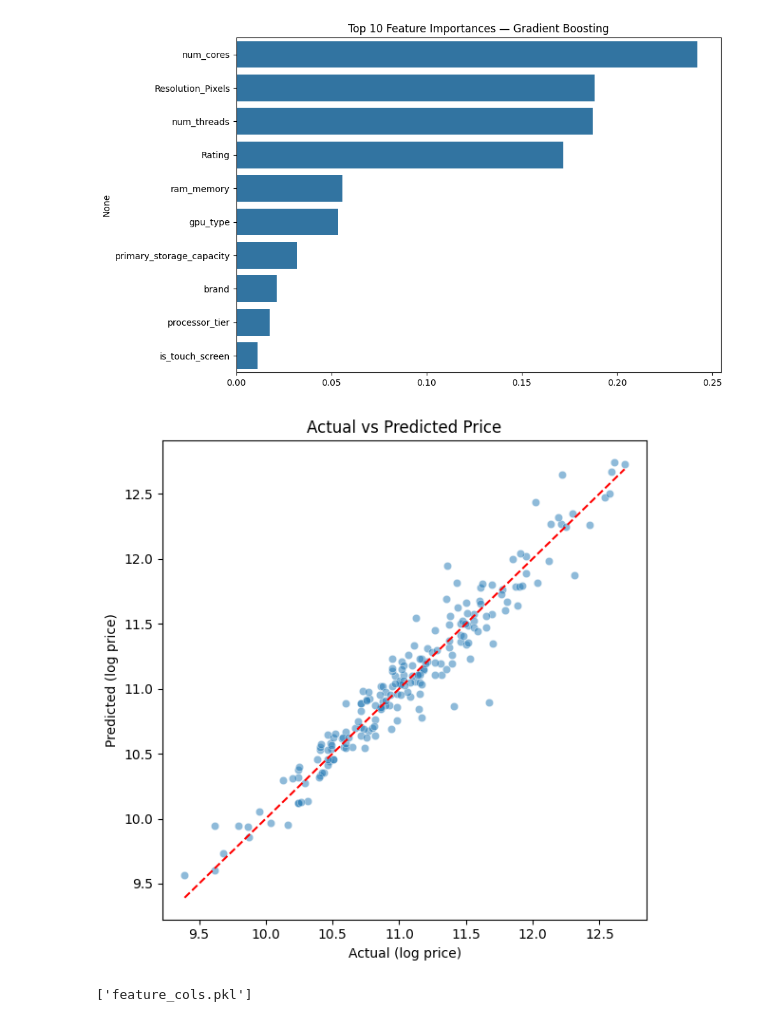
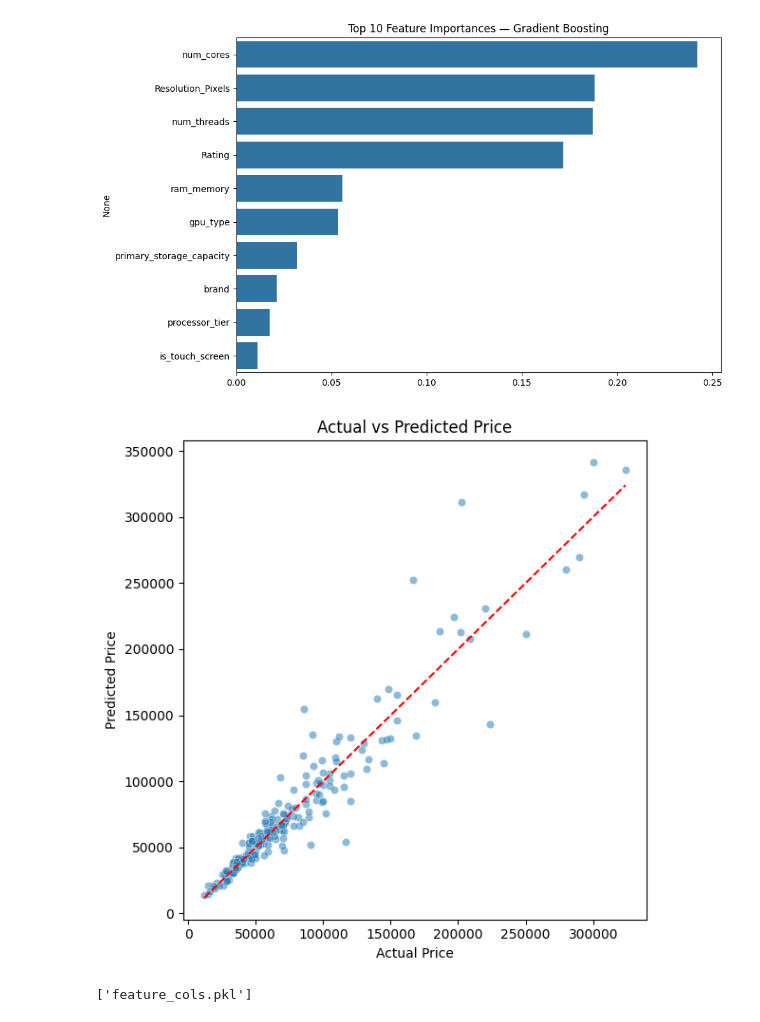
Before and after one commit to jasonsugianto/laptop-price-predictor, a Jupyter notebook: ml.ipynb, the cells around one changed output. Saved outputs shown, nothing was run; the diff lists cells and outputs as text; code cells hidden in the pictures.

```diff
--- a/ml.ipynb
+++ b/ml.ipynb
@@ -98,0 +104,13 @@ df.describe()
+# %%
+df['Price_log'] = np.log1p(df['Price'])
+
+fig, axes = plt.subplots(1, 2, figsize=(12, 4))
+
+sns.histplot(df['Price'], kde=True, ax=axes[0])
+axes[0].set_title('Original Price')
+
+sns.histplot(df['Price_log'], kde=True, ax=axes[1])
+axes[1].set_title('Log-Transformed Price')
+
+plt.tight_layout()
+plt.show()
@@ -99,7 +124,7 @@ df.describe()
 # %%
 target_col = "Price"
 y = np.log1p(df[target_col])
-X_raw = df.drop(columns=[target_col])
+X_raw = df.drop(columns=[target_col, "Price_log"])
 
 X_temp, X_holdout, y_train, y_test = train_test_split(
     X_raw, y, test_size=0.2, random_state=42
@@ -304,15 +350,21 @@ plt.show()
 # %% [output]
 [figure]
 # %%
-preds = final_model.predict(Xb_test)
+X_eval = X_test if use_fe else Xb_test
+
+preds_log = final_model.predict(X_eval)
+preds_actual = np.expm1(preds_log)
+actual_actual = np.expm1(y_test)
+
 plt.figure(figsize=(6, 6))
-sns.scatterplot(x=y_test, y=preds, alpha=0.5)
-plt.plot([y_test.min(), y_test.max()], [y_test.min(), y_test.max()], 'r--')
-plt.xlabel("Actual (log price)")
-plt.ylabel("Predicted (log price)")
+sns.scatterplot(x=actual_actual, y=preds_actual, alpha=0.5)
+plt.plot([actual_actual.min(), actual_actual.max()],
+         [actual_actual.min(), actual_actual.max()], 'r--')
+plt.xlabel("Actual Price")
+plt.ylabel("Predicted Price")
 plt.title("Actual vs Predicted Price")
 plt.tight_layout()
 plt.show()
 # %% [output]
-[figure, old version]
+[figure, new version]
 # %%
```
Also changed, not shown: parts of 6 cells of this notebook.
